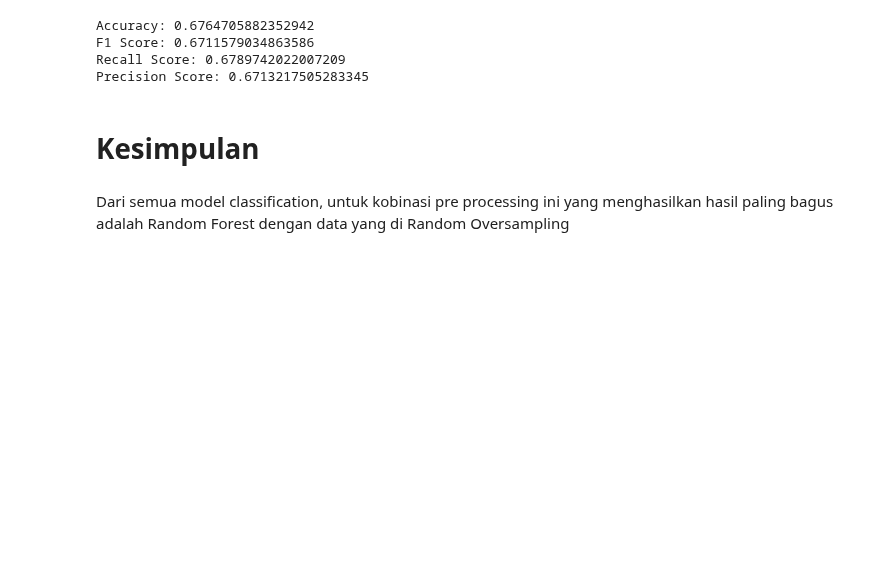
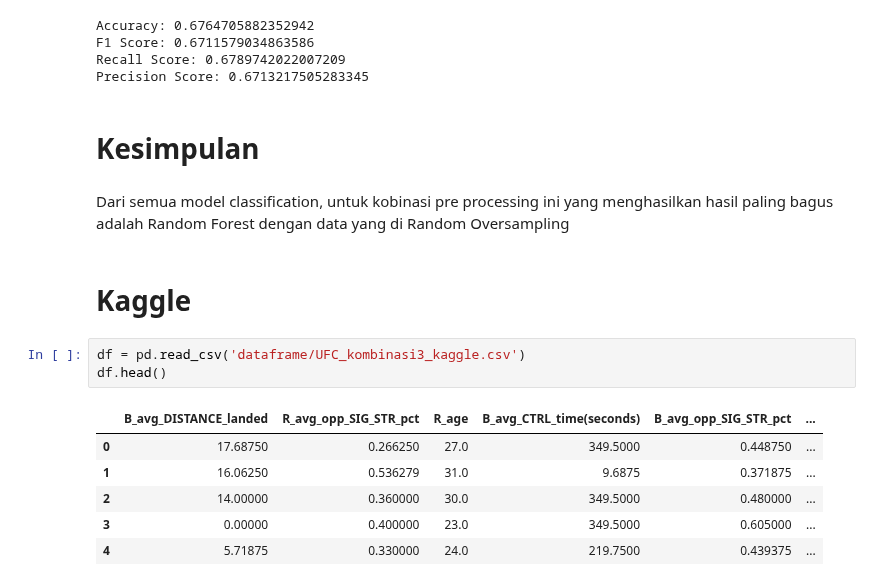
Before and after one commit to breadworshipper/TK-Kasdad, a Jupyter notebook: classification/kombinasi3_classif.ipynb, the cells around one changed output. Saved outputs shown, nothing was run; the diff lists cells and outputs as text; blank space fills up the shorter version.

```diff
--- a/classification/kombinasi3_classif.ipynb
+++ b/classification/kombinasi3_classif.ipynb
@@ -733,3 +733,15 @@ Precision Score: 0.6713217505283345
 # Kesimpulan
 # %% [markdown]
 Dari semua model classification, untuk kobinasi pre processing ini yang menghasilkan hasil paling bagus adalah Random Forest dengan data yang di Random Oversampling
+# %% [markdown]
+# Kaggle
+# %%
+df = pd.read_csv('dataframe/UFC_kombinasi3_kaggle.csv')
+df.head()
+# %% [output]
+|  | B_avg_DISTANCE_landed | R_avg_opp_SIG_STR_pct | R_age | B_avg_CTRL_time(seconds) | B_avg_opp_SIG_STR_pct | ... |
+| 0 | 17.68750 | 0.266250 | 27.0 | 349.5000 | 0.448750 | ... |
+| 1 | 16.06250 | 0.536279 | 31.0 | 9.6875 | 0.371875 | ... |
+| 2 | 14.00000 | 0.360000 | 30.0 | 349.5000 | 0.480000 | ... |
+| 3 | 0.00000 | 0.400000 | 23.0 | 349.5000 | 0.605000 | ... |
+| 4 | 5.71875 | 0.330000 | 24.0 | 219.7500 | 0.439375 | ... |
```
Also changed, not shown: parts of 12 cells of this notebook, 4 other files.
